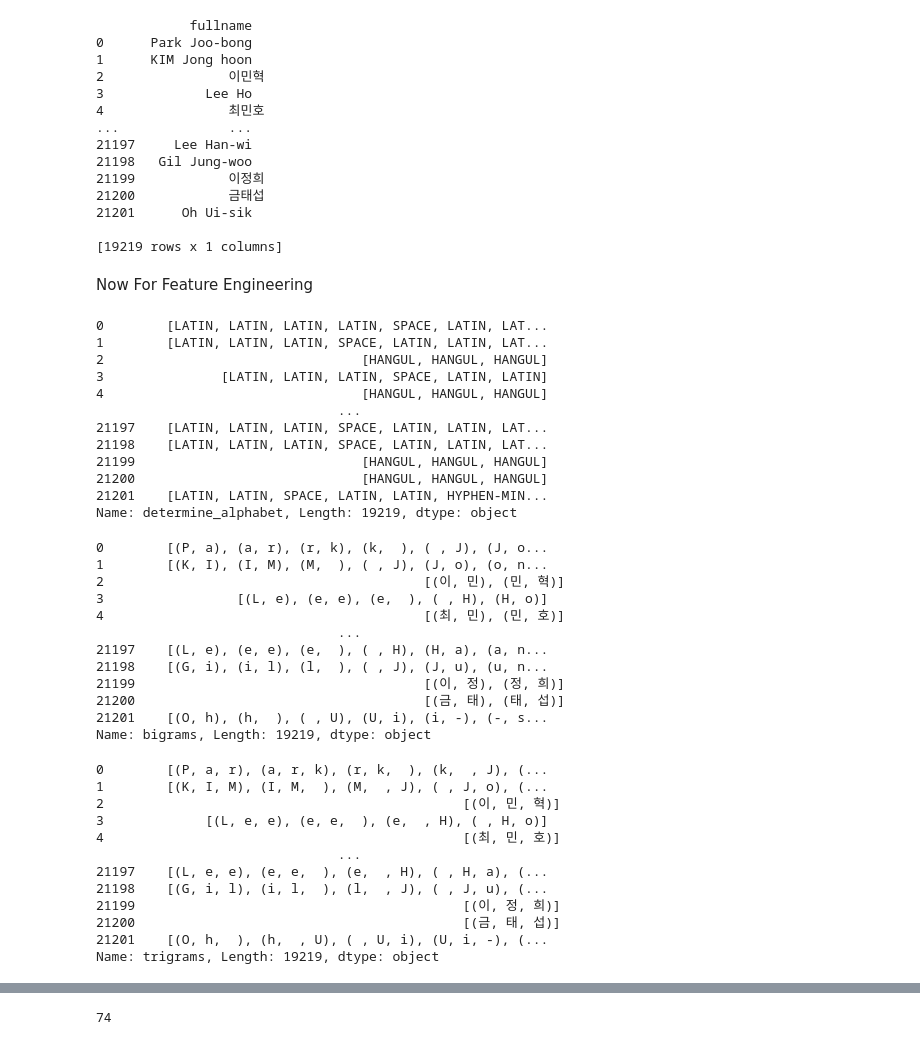
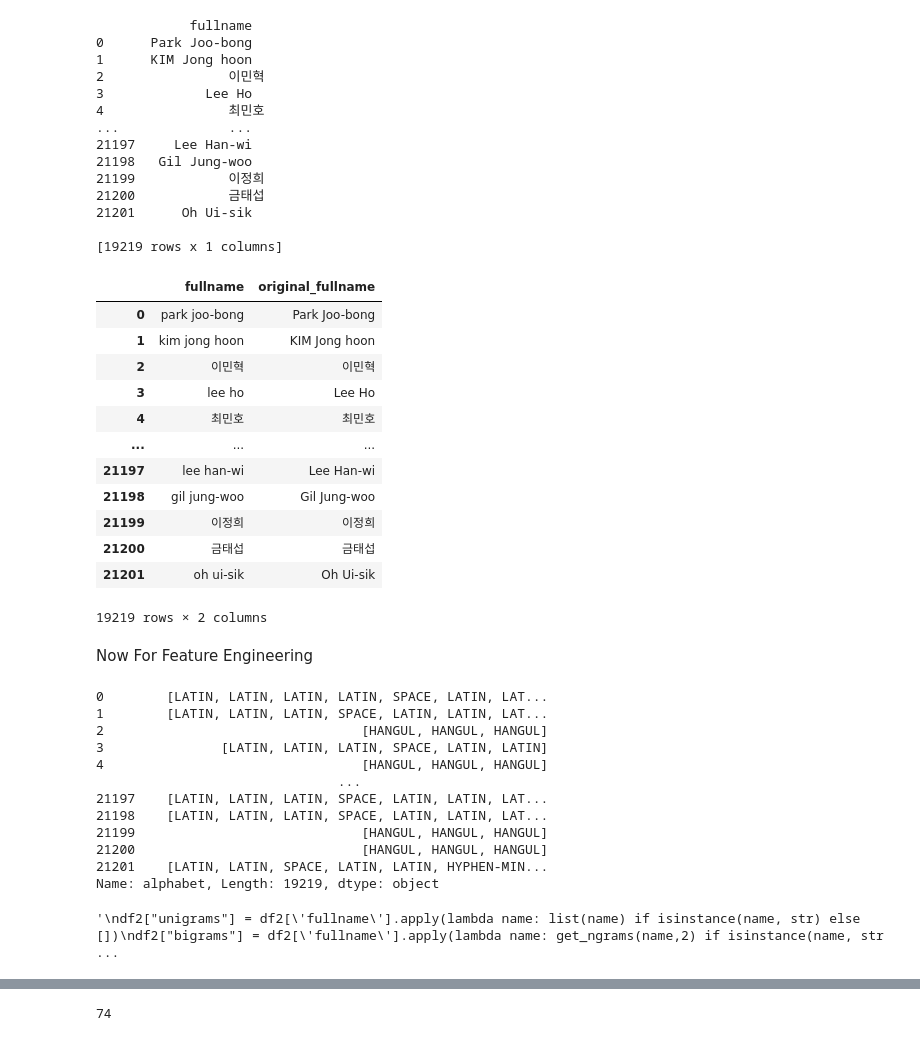
Before and after one commit to Exiger-project/Name_Of_Origin_Project-, a Jupyter notebook: CL_Korean_names.ipynb, the cells around one changed output, grey strips where cells are left out. Cells and saved outputs as stored; diff of their text form; code cells hidden in the pictures.

```diff
--- a/CL_Korean_names.ipynb
+++ b/CL_Korean_names.ipynb
@@ -134,6 +129,24 @@ print(df2)
 21201      Oh Ui-sik
 
 [19219 rows x 1 columns]
+# %%
+df2['original_fullname'] = df2['fullname']
+df2['fullname'] = df2['fullname'].apply(str.lower)
+df2
+# %% [output]
+|  | fullname | original_fullname |
+| 0 | park joo-bong | Park Joo-bong |
+| 1 | kim jong hoon | KIM Jong hoon |
+| 2 | 이민혁 | 이민혁 |
+| 3 | lee ho | Lee Ho |
+| 4 | 최민호 | 최민호 |
+| ... | ... | ... |
+| 21197 | lee han-wi | Lee Han-wi |
+| 21198 | gil jung-woo | Gil Jung-woo |
+| 21199 | 이정희 | 이정희 |
+| 21200 | 금태섭 | 금태섭 |
+| 21201 | oh ui-sik | Oh Ui-sik |
+19219 rows × 2 columns
 # %% [markdown]
 Now For Feature Engineering
 # %%
@@ -145,8 +158,8 @@ def Korean_lan(name):
         return None
 
 # Apply the function only to rows where 'fullname' is a string
-df2['determine_alphabet'] = df2['fullname'].apply(Korean_lan)
-print(df2['determine_alphabet'])
+df2['alphabet'] = df2['fullname'].apply(Korean_lan)
+print(df2['alphabet'])
 # %% [output]
 0        [LATIN, LATIN, LATIN, LATIN, SPACE, LATIN, LAT...
 1        [LATIN, LATIN, LATIN, SPACE, LATIN, LATIN, LAT...
@@ -159,7 +172,7 @@ print(df2['determine_alphabet'])
 21199                             [HANGUL, HANGUL, HANGUL]
 21200                             [HANGUL, HANGUL, HANGUL]
 21201    [LATIN, LATIN, SPACE, LATIN, LATIN, HYPHEN-MIN...
-Name: determine_alphabet, Length: 19219, dtype: object
+Name: alphabet, Length: 19219, dtype: object
 # %%
 #featuring the char_ngrams. un
 def get_ngrams(text, n):
@@ -168,40 +181,15 @@ def get_ngrams(text, n):
     ngrams_list =  list(ngrams(list(text), n))
     return ngrams_list
 
+"""
 df2["unigrams"] = df2['fullname'].apply(lambda name: list(name) if isinstance(name, str) else [])
 df2["bigrams"] = df2['fullname'].apply(lambda name: get_ngrams(name,2) if isinstance(name, str) else [])
 df2["trigrams"] = df2['fullname'].apply(lambda name: get_ngrams(name,3) if isinstance(name, str) else [])
 
 df2['char_ngrams'] = df2["unigrams"] + df2["bigrams"] + df2["trigrams"]
+"""
+# %% [output]
+'\ndf2["unigrams"] = df2[\'fullname\'].apply(lambda name: list(name) if isinstance(name, str) else [])\ndf2["bigrams"] = df2[\'fullname\'].apply(lambda name: get_ngrams(name,2) if isinstance(name, str ...
-# %%
-#print(df2["unigrams"])
-print(df2["bigrams"])
-df2["trigrams"]
-# %% [output]
-0        [(P, a), (a, r), (r, k), (k,  ), ( , J), (J, o...
-1        [(K, I), (I, M), (M,  ), ( , J), (J, o), (o, n...
-2                                         [(이, 민), (민, 혁)]
-3                 [(L, e), (e, e), (e,  ), ( , H), (H, o)]
-4                                         [(최, 민), (민, 호)]
-                               ...
-21197    [(L, e), (e, e), (e,  ), ( , H), (H, a), (a, n...
-21198    [(G, i), (i, l), (l,  ), ( , J), (J, u), (u, n...
-21199                                     [(이, 정), (정, 희)]
-21200                                     [(금, 태), (태, 섭)]
-21201    [(O, h), (h,  ), ( , U), (U, i), (i, -), (-, s...
-Name: bigrams, Length: 19219, dtype: object
-0        [(P, a, r), (a, r, k), (r, k,  ), (k,  , J), (...
-1        [(K, I, M), (I, M,  ), (M,  , J), ( , J, o), (...
-2                                              [(이, 민, 혁)]
-3             [(L, e, e), (e, e,  ), (e,  , H), ( , H, o)]
-4                                              [(최, 민, 호)]
-                               ...
-21197    [(L, e, e), (e, e,  ), (e,  , H), ( , H, a), (...
-21198    [(G, i, l), (i, l,  ), (l,  , J), ( , J, u), (...
-21199                                          [(이, 정, 희)]
-21200                                          [(금, 태, 섭)]
-21201    [(O, h,  ), (h,  , U), ( , U, i), (U, i, -), (...
-Name: trigrams, Length: 19219, dtype: object
 # %%
 #feature for token length
 def token_length(name):
```
Also changed, not shown: parts of 17 cells of this notebook, 1 other file.
